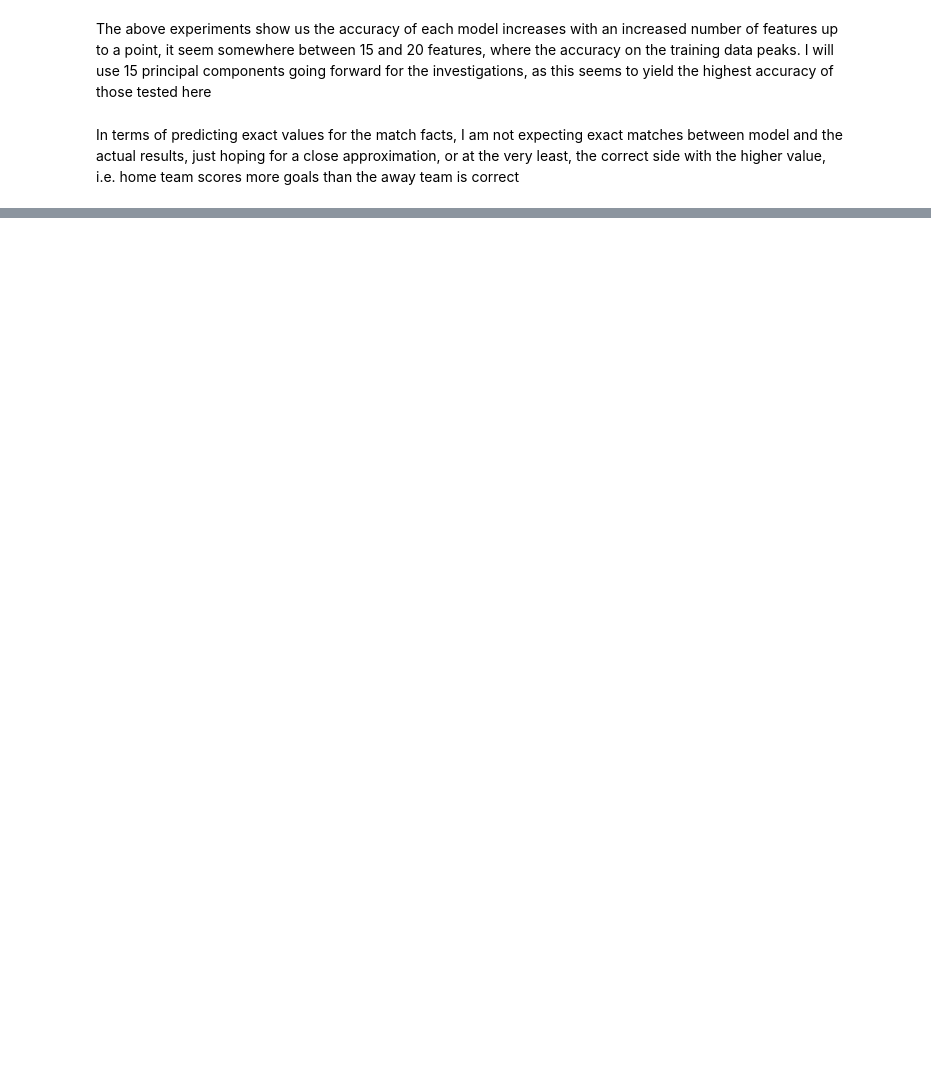
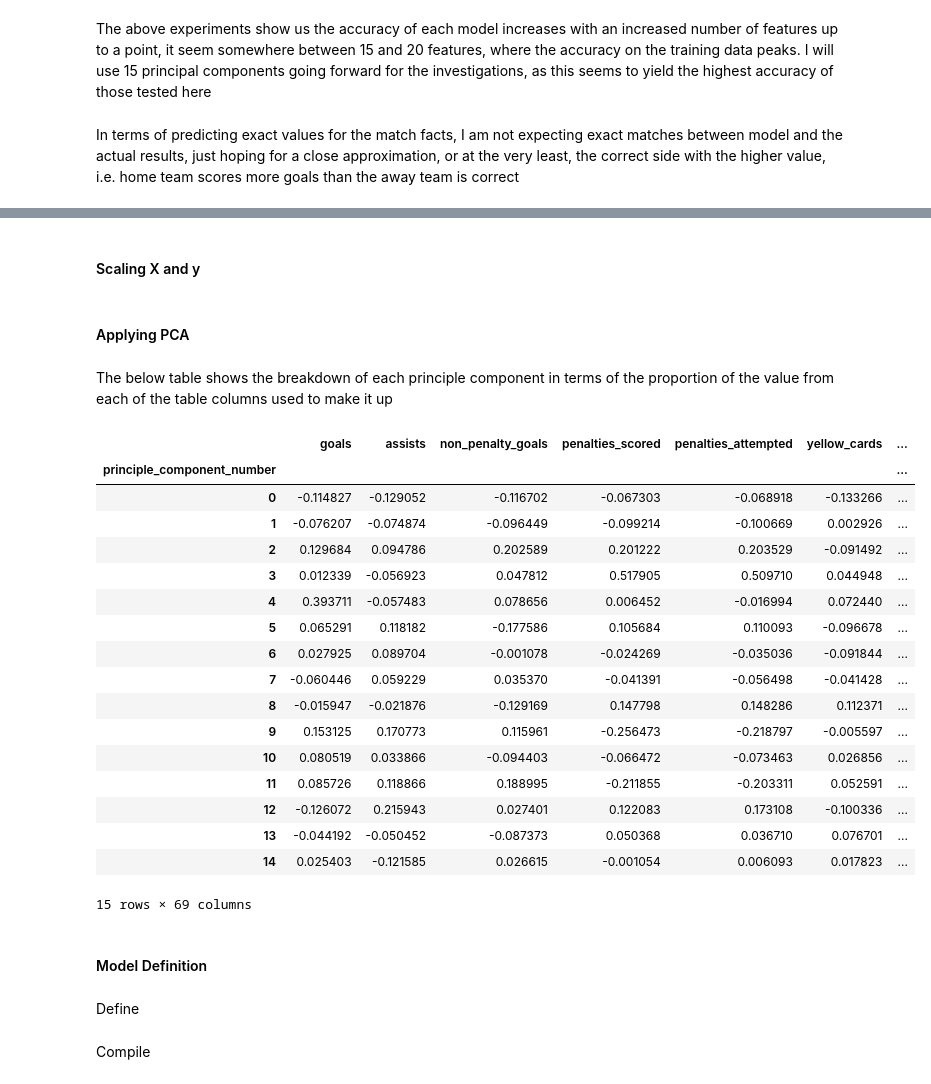
Before and after one commit to DomLaw82/pl_bets, a Jupyter notebook: app/predict/neural_net/building_the_model.ipynb, the cells around one changed output, grey strips where cells are left out. Cells and saved outputs as stored; diff of their text form; code cells hidden in the pictures; blank space fills up the shorter version.

```diff
--- a/app/predict/neural_net/building_the_model.ipynb
+++ b/app/predict/neural_net/building_the_model.ipynb
@@ -299,0 +406,53 @@ In terms of predicting exact values for the match facts, I am not expecting exac
+# %%
+X = combined[pure_stats_columns_no_minutes]
+y = combined[output_columns]
+
+X_train, X_test, y_train, y_test = train_test_split(X, y, test_size=0.2, random_state=543)
+# %% [markdown]
+#### Scaling X and y
+# %%
+X_scaler = StandardScaler(copy=True).fit(X_train)
+y_scaler = StandardScaler(copy=True).fit(y_train)
+
+X_train = X_scaler.transform(X_train)
+# y_train = y_scaler.transform(y_train)
+
+X_test = X_scaler.transform(X_test)
+# y_test = y_scaler.transform(y_test)
+# %% [markdown]
+#### Applying PCA
+# %%
+n=15
+
+pca = PCA(n_components = n, random_state=576)
+pca.fit(X_train)
+
+X_train = pca.transform(X_train)
+X_test = pca.transform(X_test)
+# %% [markdown]
+The below table shows the breakdown of each principle component in terms of the proportion of the value from each of the table columns used to make it up
+# %%
+df = pd.DataFrame(pca.components_, columns=pure_stats_columns_no_minutes)
+df.index.name = "principle_component_number"
+df
+# %% [output]
+|  | goals | assists | non_penalty_goals | penalties_scored | penalties_attempted | yellow_cards | ... |
+| principle_component_number |  |  |  |  |  |  | ... |
+| 0 | -0.114827 | -0.129052 | -0.116702 | -0.067303 | -0.068918 | -0.133266 | ... |
+| 1 | -0.076207 | -0.074874 | -0.096449 | -0.099214 | -0.100669 | 0.002926 | ... |
+| 2 | 0.129684 | 0.094786 | 0.202589 | 0.201222 | 0.203529 | -0.091492 | ... |
+| 3 | 0.012339 | -0.056923 | 0.047812 | 0.517905 | 0.509710 | 0.044948 | ... |
+| 4 | 0.393711 | -0.057483 | 0.078656 | 0.006452 | -0.016994 | 0.072440 | ... |
+| 5 | 0.065291 | 0.118182 | -0.177586 | 0.105684 | 0.110093 | -0.096678 | ... |
+| 6 | 0.027925 | 0.089704 | -0.001078 | -0.024269 | -0.035036 | -0.091844 | ... |
+| 7 | -0.060446 | 0.059229 | 0.035370 | -0.041391 | -0.056498 | -0.041428 | ... |
+| 8 | -0.015947 | -0.021876 | -0.129169 | 0.147798 | 0.148286 | 0.112371 | ... |
+| 9 | 0.153125 | 0.170773 | 0.115961 | -0.256473 | -0.218797 | -0.005597 | ... |
+| 10 | 0.080519 | 0.033866 | -0.094403 | -0.066472 | -0.073463 | 0.026856 | ... |
+| 11 | 0.085726 | 0.118866 | 0.188995 | -0.211855 | -0.203311 | 0.052591 | ... |
+| 12 | -0.126072 | 0.215943 | 0.027401 | 0.122083 | 0.173108 | -0.100336 | ... |
+| 13 | -0.044192 | -0.050452 | -0.087373 | 0.050368 | 0.036710 | 0.076701 | ... |
+| 14 | 0.025403 | -0.121585 | 0.026615 | -0.001054 | 0.006093 | 0.017823 | ... |
+15 rows × 69 columns
+# %% [markdown]
+#### Model Definition
@@ -299,0 +462,2 @@ In terms of predicting exact values for the match facts, I am not expecting exac
+# %% [markdown]
+Define
@@ -299,0 +470,2 @@ In terms of predicting exact values for the match facts, I am not expecting exac
+# %% [markdown]
+Compile
```
Also changed, not shown: parts of 49 cells of this notebook, 2 other files.
